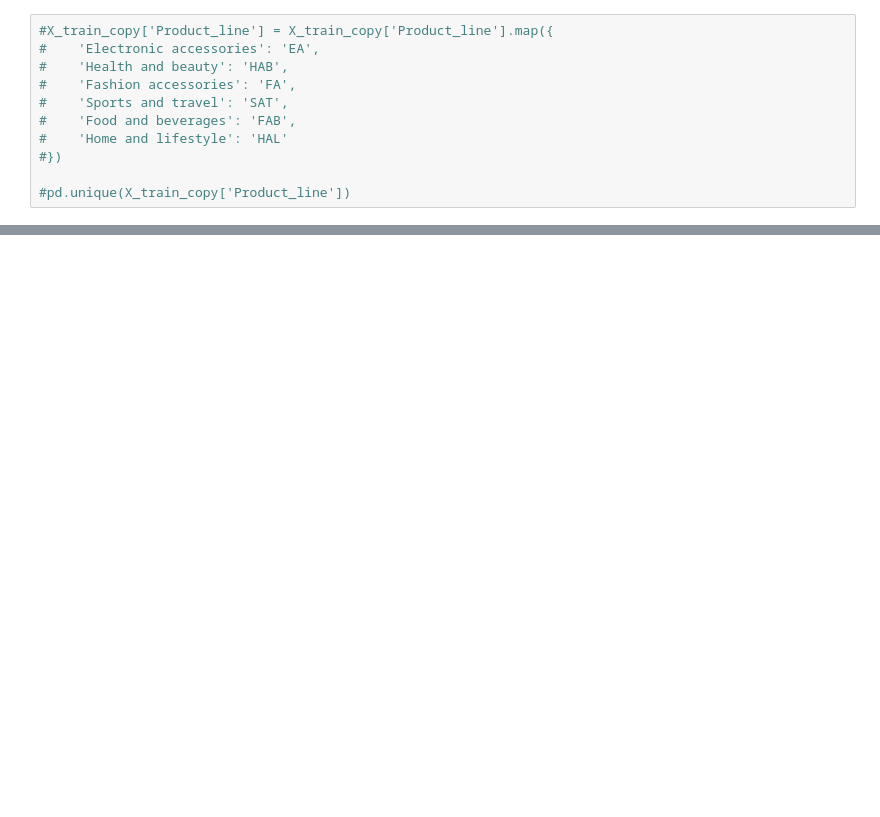
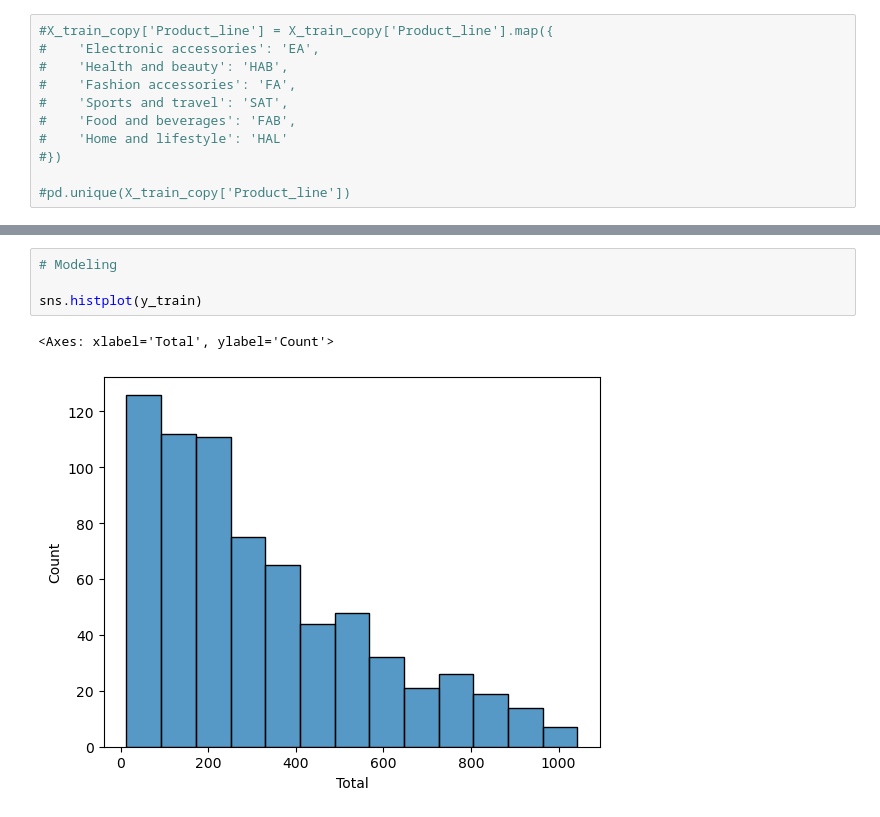
Before and after one commit to h-sutiwas/personal-project, a Jupyter notebook: Sales Retail/analysis.ipynb, the cells around one changed output, grey strips where cells are left out. Saved outputs shown, nothing was run; the diff lists cells and outputs as text; blank space fills up the shorter version.

Commit message:
Modeling - more libraries and modules

```diff
--- a/Sales Retail/analysis.ipynb
+++ b/Sales Retail/analysis.ipynb
@@ -269,0 +350,7 @@ dtype: int64
+# %%
+# Modeling
+
+sns.histplot(y_train)
+# %% [output]
+<Axes: xlabel='Total', ylabel='Count'>
+[figure, added]
```
Also changed, not shown: parts of 22 cells of this notebook.
